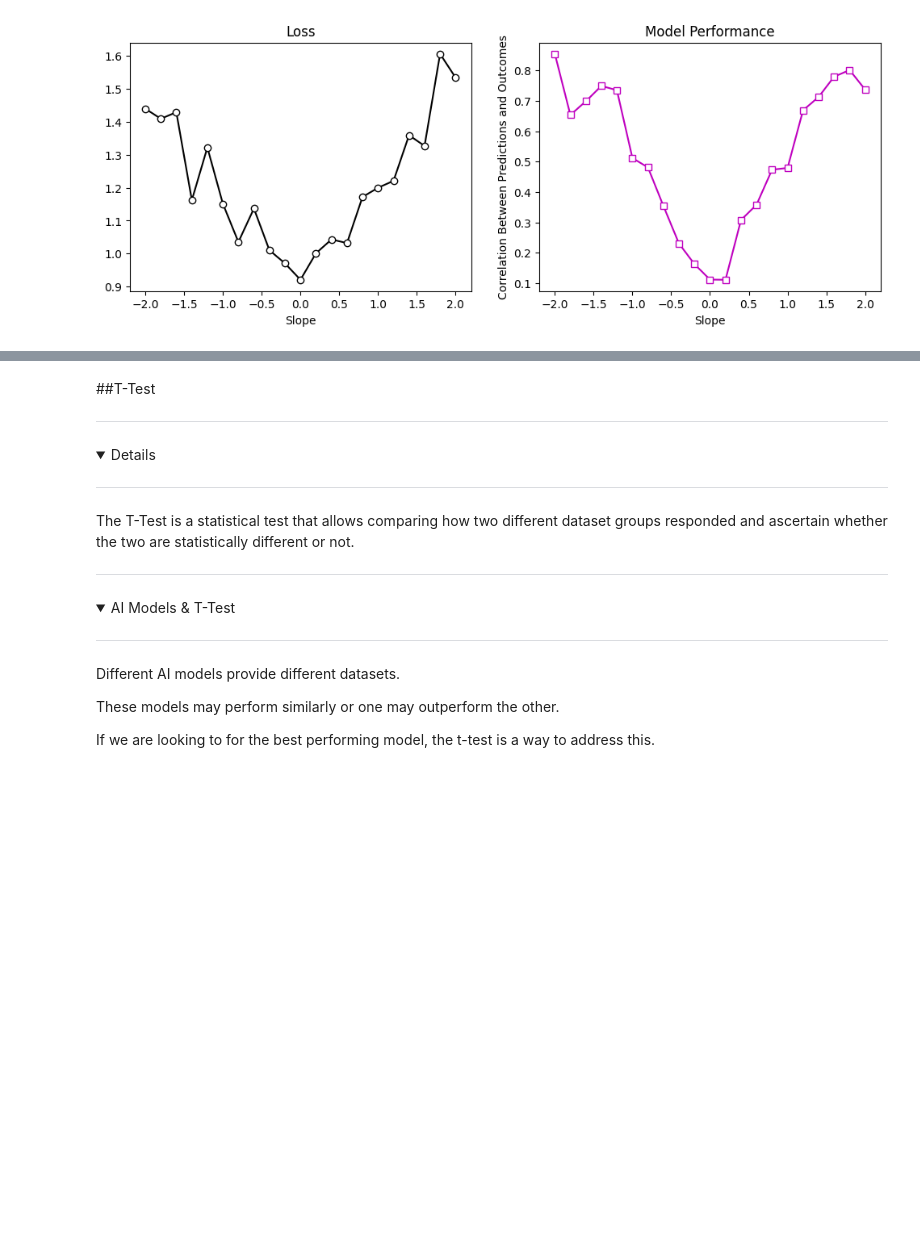
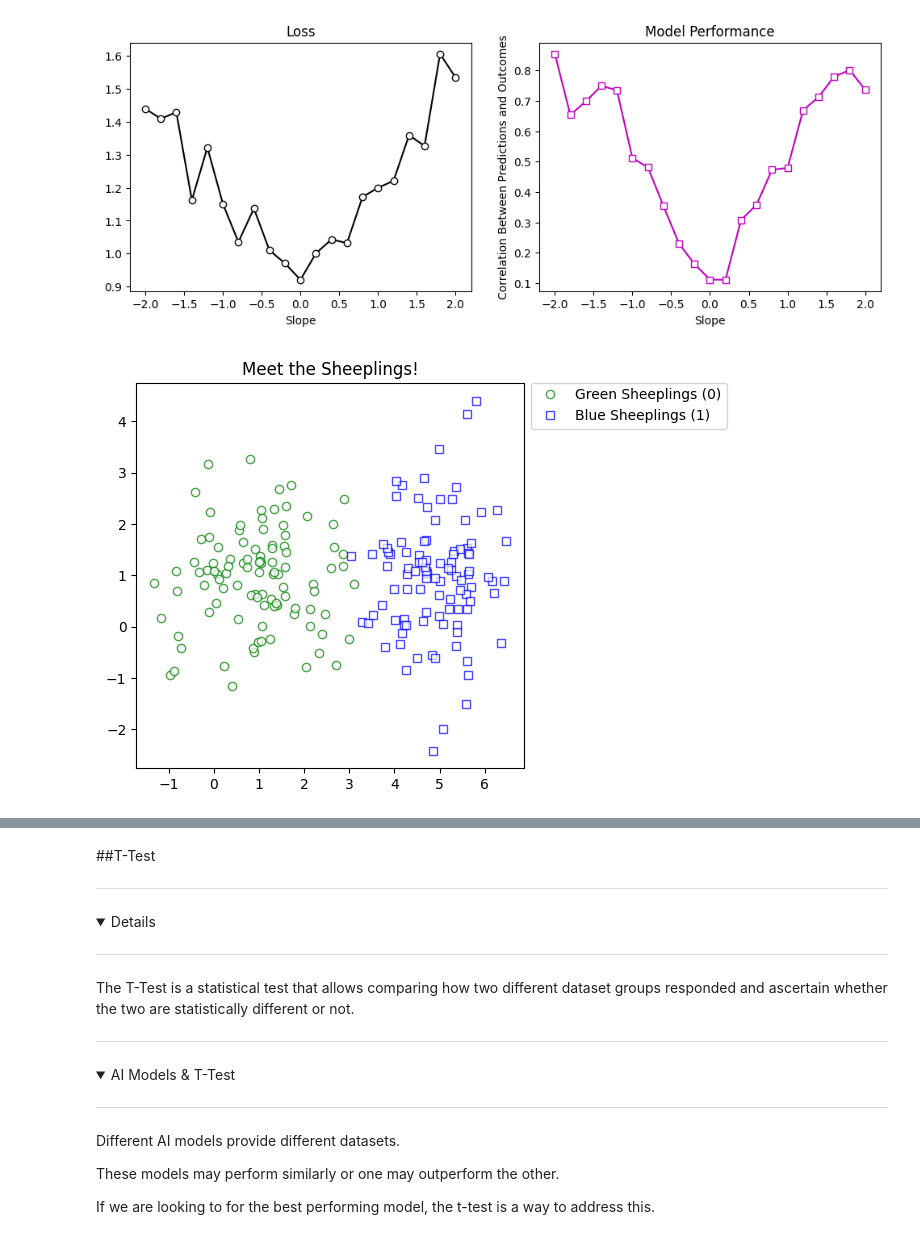
Before and after one commit to Salciano/ShowcasePython, a Jupyter notebook: Showcase.ipynb, the cells around one changed output, grey strips where cells are left out. Cells and saved outputs as stored; diff of their text form; code cells hidden in the pictures; folded sections open; blank space fills up the shorter version.

Commit message:
ANN Data Classification

```diff
--- a/Showcase.ipynb
+++ b/Showcase.ipynb
@@ -961,3 +961,99 @@ ax[1].set_title("Model Performance")
 ploti.show()
 # %% [output]
 [figure]
+# %%
+#@title ANN for Classification > PyTorch, Numpy
+
+import torch
+import torch.nn as norch
+import numpy
+import matplotlib.pyplot as ploti
+
+group_size = 100
+#spread = 2
+coord1 = [1, 1]
+coord2 = [5, 1]
+
+# meet the 0 Green Sheeplings
+group1 = [numpy.random.randn(group_size)+coord1[0], numpy.random.randn(group_size)+coord1[1]]
+# meet the 1 Blue Sheeplings
+group2 = [numpy.random.randn(group_size)+coord2[0], numpy.random.randn(group_size)+coord2[1]]
+
+# Create a label for the Green Sheeplings 0 and Blue Sheeplings 1
+labels_numpy = numpy.vstack((numpy.zeros((group_size, 1)), numpy.ones((group_size, 1))))
+#merge the groups into a numpy 2d array
+groups_numpy = numpy.hstack((group1, group2)).T
+
+# convert into pytorch 2d tensor
+groups_torch = torch.tensor(groups_numpy).float()
+labels_torch = torch.tensor(labels_numpy).float()
+
+fig = ploti.figure(figsize=(5,5))
+ploti.plot(groups_torch[numpy.where(labels_torch==0)[0],0], groups_torch[numpy.where(labels_torch==0)[0], 1], "go", alpha=.7, label="Green Sheeplings (0)")
+ploti.plot(groups_torch[numpy.where(labels_torch==1)[0], 0], groups_torch[numpy.where(labels_torch==1)[0], 1], "bs", alpha=.7, label="Blue Sheeplings (1)")
+ploti.title("Meet the Sheeplings!")
+ploti.legend(bbox_to_anchor=(1, 1.02))
+ploti.show()
+
+print("\nMeet the Sheeplings")
+print("Our lovely Sheeplings keep getting lost.")
+print("Let's train our robot shepperd to to predict where they are and lead them safely back home. \n")
+
+#print(labels_numpy)
+#print(group1[1],len(group1))
+#print(data_numpy[1], data_numpy.shape)
+
+ann_classer = norch.Sequential(
+  norch.Linear(2,1),
+  norch.ReLU(),
+  norch.Linear(1,1),
+  norch.Sigmoid()
+)
+ann_classer
+
+learn_rate = 0.02
+epochs = 1000
+
+lossfun = norch.BCELoss() # binary cross entropy, instead of mean square average
+# this is because we have a discrete binary outcome, instead of a continuous outcome
+# consider BCEWithLogitsLoss(), because pytorch developers claim it is more stable and implements nn.Sigmoid() internally
+losses = torch.zeros(epochs)
+
+optimizer = torch.optim.SGD(ann_classer.parameters(), lr=learn_rate)
+
+for idx_epoch in range(epochs):
+  prediction = ann_classer(groups_torch)
+
+  loss = lossfun(prediction, labels_torch)
+  losses[idx_epoch] = loss
+
+  optimizer.zero_grad()
+  loss.backward()
+  optimizer.step()
+
+ploti.plot(losses.detach(), "o", markerfacecolor="w")
+ploti.xlabel("Epoch")
+ploti.ylabel("Losses")
+ploti.show()
+
+predictions = ann_classer(groups_torch) # from 0 to 1
+
+predicted_labels = predictions > 0.5 # If bigger than 0,5 return True else False
+
+mislabeled = numpy.where(predicted_labels != labels_torch)[0]
+# Compare predicted labels with original labels to check where the sheeplings were mislabeled.
+# Returns True if mismatch (!=). numpy.where() returns the location where the condition was True. In this case, the indices are returned.
+#print(mislabeled) #debug
+
+total_acc = 100-100*len(mislabeled)/(2*group_size) #
+#print("Final Accuracy: %g%% \n" %total_acc)
+
+fig = ploti.figure(figsize=(5,5))
+ploti.plot(groups_torch[numpy.where(~predicted_labels)[0], 0], groups_torch[numpy.where(~predicted_labels)[0], 1], "go", label="Green Sheeplings", alpha=0.7)
+ploti.plot(groups_torch[numpy.where(predicted_labels)[0], 0], groups_torch[numpy.where(predicted_labels)[0], 1], "bs", label="Blue Sheeplings", alpha=0.7)
+ploti.plot(groups_torch[mislabeled,0], groups_torch[mislabeled,1], "rx", label="Mislabeled Sheeplings")
+ploti.legend(bbox_to_anchor=(1, 1.02))
+ploti.title(f"{total_acc}% Correct Predictions")
+ploti.show()
+# %% [output]
+[figure, added]
```
Also changed, not shown: parts of 1 cell of this notebook.
